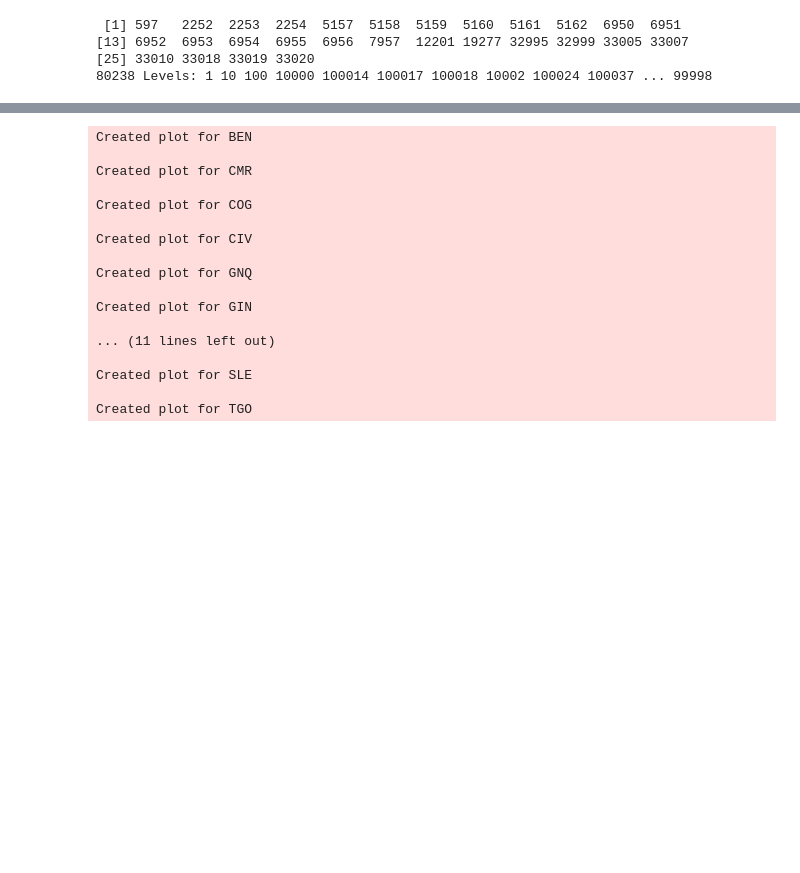
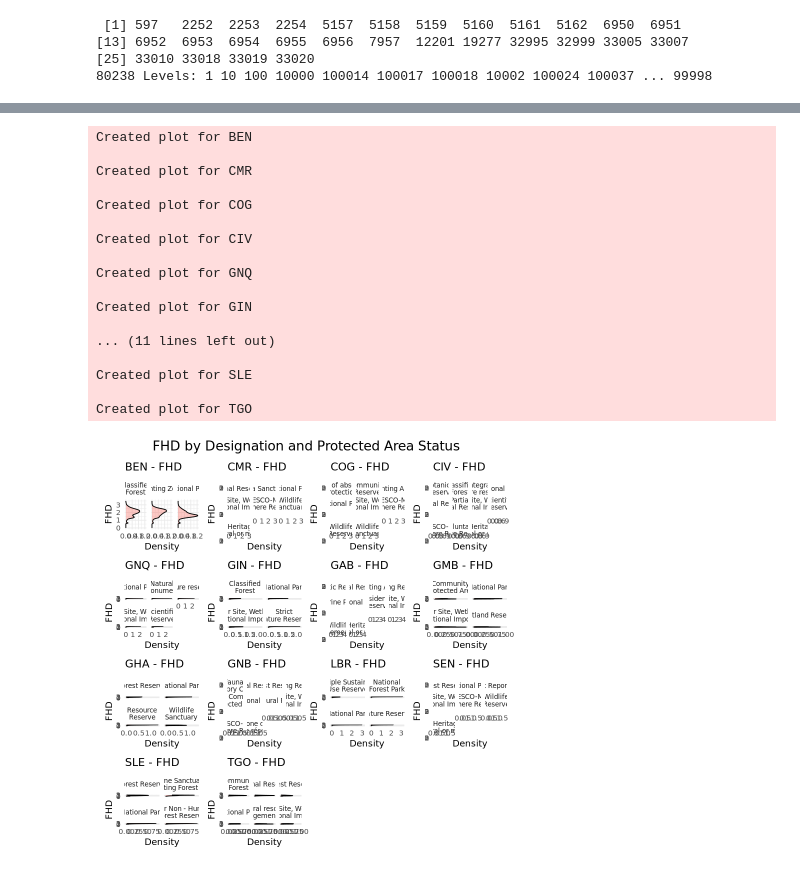
Before and after one commit to GEDI-PA/vl_GEDI-PA_2024, a Jupyter notebook: Graphs.ipynb, the cells around one changed output, grey strips where cells are left out. Cells and saved outputs as stored; diff of their text form; code cells hidden in the pictures; blank space fills up the shorter version.

```diff
--- a/Graphs.ipynb
+++ b/Graphs.ipynb
@@ -923,92 +961,79 @@ Updated TGO
 # %%
-# Function to create FHD plots faceted by mangrove
-create_fhd_rh100_plots <- function(country_codes) {
-  # Initialize an empty list to store plots
+# Function to create FHD plots faceted by designation
+create_fhd_plots <- function(country_codes, max_length = 15) {
+  # Initialize plots list
   plots_list <- list()
 
-  # Process each country
   for (country_code in country_codes) {
-    # Check if the country data exists
-    if (exists(country_code)) {
-      # Get the country data
-      country_data <- get(country_code)
+    # Get country data
+    country_data <- get(country_code)
 
-      # Create the plot for this country
-      plot <- ggplot(country_data, aes(x= fhd_normal)) +
-        geom_density(aes(fill=factor(status)), alpha=0.4, color = "black", show.legend = FALSE) +
-        geom_density(color = "red", size = 1, alpha = 1, lty = "dashed") +
-        scale_fill_manual(values = c("0" = "purple", "1" = "pink"),
-                          labels = c("Non PA", "PA")) +
-        theme_minimal() +
-        labs(x = "FHD", y = "Density", title = paste0(country_code, " - FHD")) +
-        theme(legend.position = "none") +
-        coord_flip() +
-        xlim(0, 3.5) +
-        facet_wrap(~ DESIG_ENG)
+    # Wrap long designation titles
+    country_data$DESIG_WRAPPED <- sapply(country_data$DESIG_ENG, function(x) {
+      label <- as.character(x)
+      if (nchar(label) > max_length) {
+        spaces <- gregexpr(" ", label)[[1]]
+        if (length(spaces) > 0 && spaces[1] > 0) {
+          mid_point <- floor(nchar(label) / 2)
+          space_pos <- spaces[which.min(abs(spaces - mid_point))]
+          return(paste0(substr(label, 1, space_pos-1), "\n",
+                       substr(label, space_pos+1, nchar(label))))
+        }
+      }
+      return(label)
+    })
 
-      # Add the plot to our list
-      plots_list[[country_code]] <- plot
+    # Create the plot
+    plot <- ggplot(country_data, aes(x = fhd_normal)) +
+      geom_density(aes(fill = "pink"), alpha = 0.4, show.legend = FALSE) +
+      theme_minimal() +
+      labs(x = "FHD", y = "Density", title = paste0(country_code, " - FHD")) +
+      theme(
+        legend.position = "none",
+        strip.text = element_text(size = 8)
+      ) +
+      coord_flip() +
+      xlim(0, 3.5) +
+      facet_wrap(~ DESIG_WRAPPED)
 
-      # Print status
-      message(paste("Created plot for", country_code))
-    } else {
-      warning(paste("Data for", country_code, "not found"))
-    }
+    # Add to list and show progress
+    plots_list[[country_code]] <- plot
+    message(paste("Created plot for", country_code))
   }
 
-  # Check if any plots were created
-  if (length(plots_list) == 0) {
-    stop("No plots created. Check your country_codes and data availability.")
-  }
+  # Determine layout
+  n_plots <- length(plots_list)
+  ncol <- if (n_plots <= 3) n_plots else if (n_plots <= 8) ceiling(n_plots/2) else ceiling(n_plots/4)
 
-  # Determine grid layout based on number of plots
-  n_plots <- length(plots_list)
-
-  if (n_plots <= 3) {
-    ncol <- n_plots  # One row if 3 or fewer plots
-  } else if (n_plots <= 8) {
-    ncol <- ceiling(n_plots/3)  # Two rows for 4-8 plots
-  } else {
-    ncol <- ceiling(n_plots/4)  # Three rows for more than 8 plots
-  }
-
-  # Combine all plots into a single figure
-  combined_plot <- wrap_plots(plots_list, ncol = ncol)
-
-  # Add a title and subtitle
-  final_plot <- combined_plot +
+  # Combine plots
+  final_plot <- wrap_plots(plots_list, ncol = ncol) +
     plot_annotation(
       title = "FHD by Designation and Protected Area Status",
-      subtitle = "Red dashed line shows overall density distribution",
-      theme = theme(
-        plot.title = element_text(hjust = 0.5, size = 16),
-        plot.subtitle = element_text(hjust = 0.5, size = 12)
-      )
+      theme = theme(plot.title = element_text(hjust = 0.5, size = 16))
     )
 
-  # MISSING LINE: Return the final plot
   return(final_plot)
 }
 
-plot_results <- create_fhd_rh100_plots(country_codes)
-
-# Now display the result
+# Example usage
+plot_results <- create_fhd_plots(country_codes)
 print(plot_results)
 # %% [output]
 Created plot for BEN
 
 Created plot for CMR
 
 Created plot for COG
 
 Created plot for CIV
 
 Created plot for GNQ
 
 Created plot for GIN
 
 ... (11 lines left out)
 
 Created plot for SLE
 
 Created plot for TGO
+[figure, added]
```
Also changed, not shown: parts of 6 cells of this notebook.
